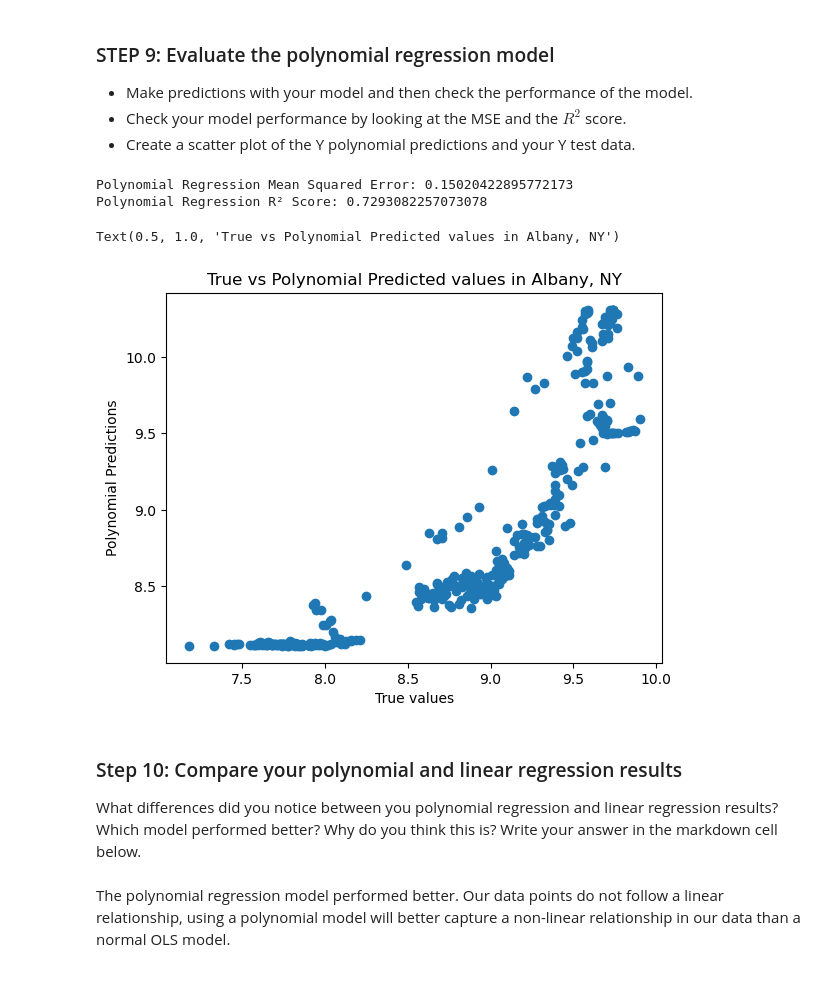
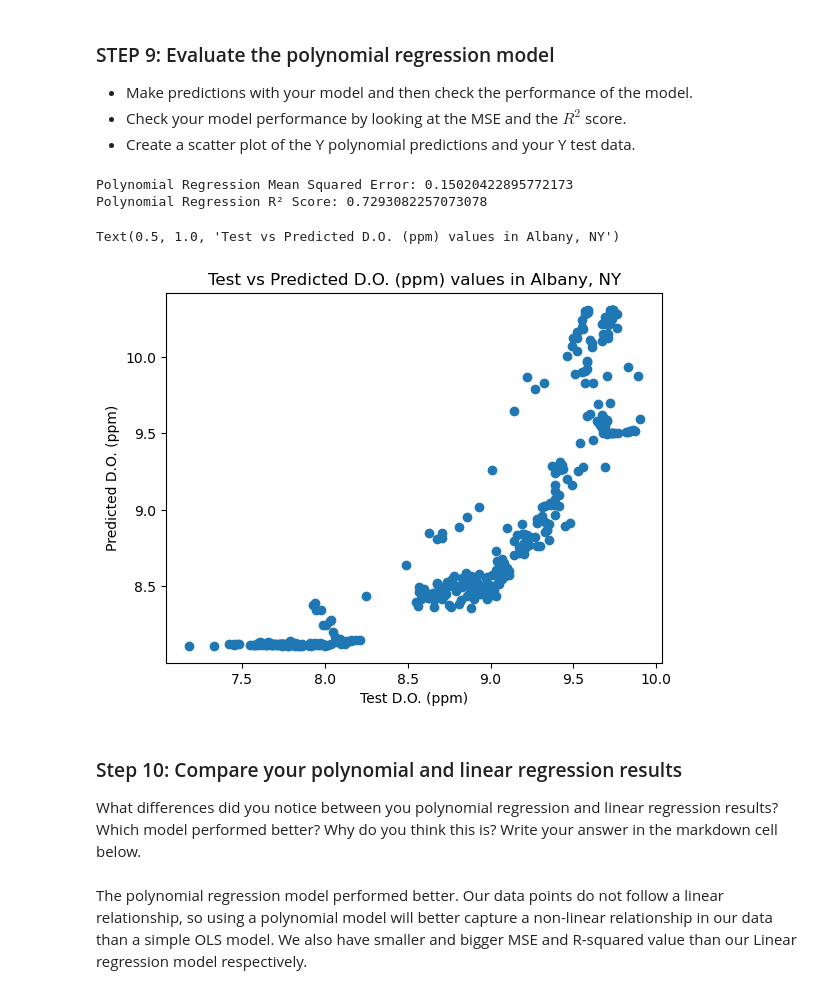
Before and after one commit to tommats00/EDS232-labs, a Jupyter notebook: Week1/Lab1-hurricane.ipynb, the cells around one changed output. Cells and saved outputs as stored; diff of their text form; code cells hidden in the pictures.

```diff
--- a/Week1/Lab1-hurricane.ipynb
+++ b/Week1/Lab1-hurricane.ipynb
@@ -58,8 +58,17 @@ In this lab, we are interested in the turbidity and dissolved oxygen variables.
 
 *Notice that the data is not a csv file and is instead a **.xlsx** file! Use the `pandas.read_excel` function to read in your data. You can find more documentation on reading in .xlsx files [here](https://pandas.pydata.org/docs/reference/api/pandas.read_excel.html).*
 # %%
-hurricane_do = pd.read_csv('data/dissolved-oxygen.csv')
-hurricane_turbidity = pd.read_csv('data/turbidity.csv')
-df = pd.merge(hurricane_do, hurricane_turbidity)
+# Create file path to the data
+file_path = "data/Hurricane_Irene_and_the_Hudson_River.xlsx"
+
+# Read in dissolved oxygen and turbidity data
+hurricane_do = pd.read_excel(file_path, sheet_name=5).drop(["Piermont D.O. (ppm)"], axis = 1)
+hurricane_turbidity = pd.read_excel(file_path, sheet_name="Turbidity").drop(["Piermont Turbidity in NTU"], axis = 1)
+
+# Merge datasets
+df = pd.merge(hurricane_do, hurricane_turbidity).set_index('Date Time (ET)')
+
+
+# View dataframe
 df
 # %% [output]
@@ -118,8 +132,9 @@ From our `head` method we are able to view our initial combined data set. This i
 When you were exploring the data, you may have noticed that the column names aren't the cleanest. Update the column names to the following : `date`, `albany_DO`, `norrie_DO`, `albany_turbidity`, `norrie_turbidity` (**make sure your column names are in that order!!**).
 # %%
 
+# Rename columns
 df = df.rename(columns={'Date Time (ET)': 'Date', ' Port of Albany D.O. (ppm)': 'albany_DO', 'Norrie Point D.O. (ppm)': 'norrie_DO', ' Port of Albany Turbidity in NTU': 'albany_turbidity',
-                   'Norrie Point Turbidity in NTU': 'norrie_turbidity'}).drop(['Piermont D.O. (ppm)', 'Piermont Turbidity in NTU'], axis = 1)
+                   'Norrie Point Turbidity in NTU': 'norrie_turbidity'})
 df
 # %% [output]
 |  | Date | albany_DO | norrie_DO | albany_turbidity | norrie_turbidity |
@@ -249,29 +264,30 @@ LinearRegression()
 # %%
 # Make predictions using the polynomial model
 Y_poly_pred = poly_model.predict(X_poly_test)
 
 # Calculate evaluation metrics using scikit-learn's mean_squared_error and r2_score
 poly_mse = mean_squared_error(Y_test, Y_poly_pred)
 poly_r2 = r2_score(Y_test, Y_poly_pred)
 
+# Print MSE and r-squared
 print(f"Polynomial Regression Mean Squared Error: {poly_mse}")
 print(f"Polynomial Regression R² Score: {poly_r2}")
 
 # Plot predictions vs actual
-
 plt.scatter(Y_test, Y_poly_pred)
 
-plt.xlabel('True values')
-plt.ylabel('Polynomial Predictions')
-plt.title('True vs Polynomial Predicted values in Albany, NY')
+# Add labels
+plt.xlabel('Test D.O. (ppm)')
+plt.ylabel('Predicted D.O. (ppm)')
+plt.title('Test vs Predicted D.O. (ppm) values in Albany, NY')
 # %% [output]
 Polynomial Regression Mean Squared Error: 0.15020422895772173
 Polynomial Regression R² Score: 0.7293082257073078
-Text(0.5, 1.0, 'True vs Polynomial Predicted values in Albany, NY')
+Text(0.5, 1.0, 'Test vs Predicted D.O. (ppm) values in Albany, NY')
-[figure, old version]
+[figure, new version]
 # %% [markdown]
 ### Step 10: Compare your polynomial and linear regression results
 
 What differences did you notice between you polynomial regression and linear regression results? Which model performed better? Why do you think this is? Write your answer in the markdown cell below.
 # %% [markdown]
-The polynomial regression model performed better. Our data points do not follow a linear relationship, using a polynomial model will better capture a non-linear relationship in our data than a normal OLS model.
+The polynomial regression model performed better. Our data points do not follow a linear relationship, so using a polynomial model will better capture a non-linear relationship in our data than a simple OLS model. We also have smaller and bigger MSE and R-squared value than our Linear regression model respectively.
```
Also changed, not shown: parts of 8 cells of this notebook.
